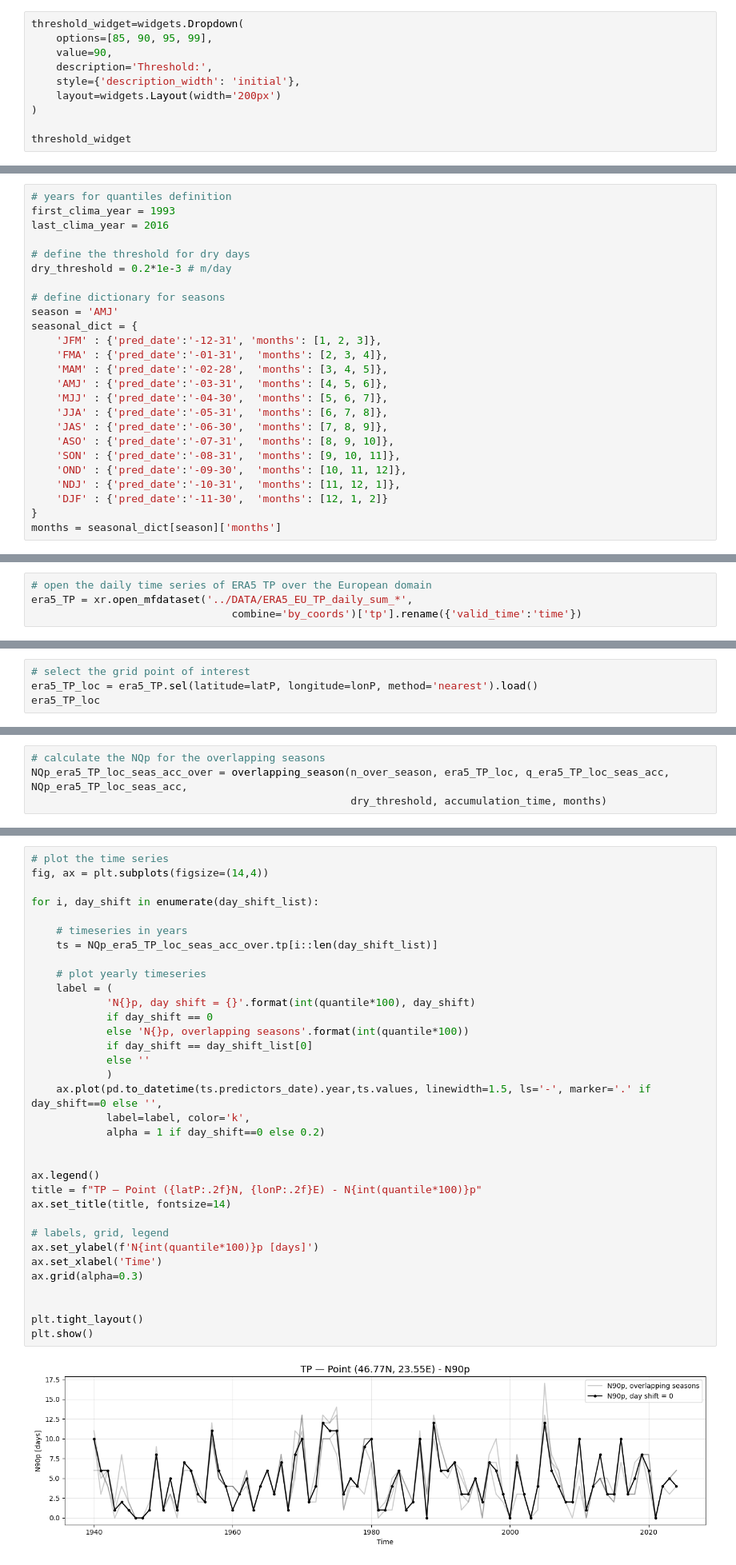
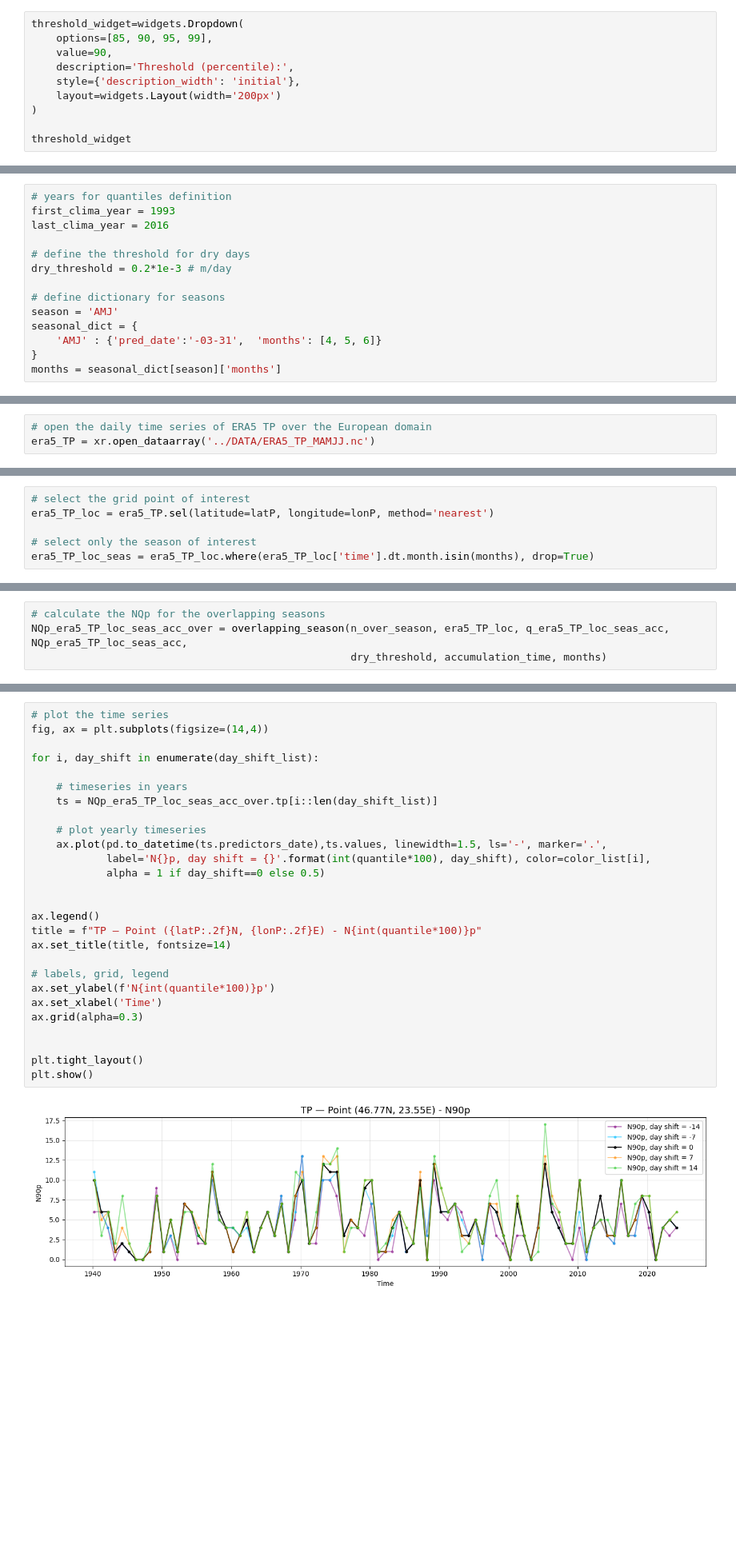
Before and after one commit to eugeniofella/SCEWERO-EPE, a Jupyter notebook: DDEPE-SF_Training/1_EPE-detect.ipynb, the cells around one changed output, grey strips where cells are left out. Shown at 80% size. Drawn from its saved outputs; the diff is of its cells as text; blank space fills up the shorter version.

```diff
--- a/DDEPE-SF_Training/1_EPE-detect.ipynb
+++ b/DDEPE-SF_Training/1_EPE-detect.ipynb
@@ -26,7 +49,7 @@ Define the quantile threshold for identifying extreme or intense precipitation e
 threshold_widget=widgets.Dropdown(
     options=[85, 90, 95, 99],
     value=90,
-    description='Threshold:',
+    description='Threshold (percentile):',
     style={'description_width': 'initial'},
     layout=widgets.Layout(width='200px')
 )
@@ -71,18 +96,7 @@ dry_threshold = 0.2*1e-3 # m/day
 # define dictionary for seasons
 season = 'AMJ'
 seasonal_dict = {
-    'JFM' : {'pred_date':'-12-31', 'months': [1, 2, 3]},
-    'FMA' : {'pred_date':'-01-31',  'months': [2, 3, 4]},
-    'MAM' : {'pred_date':'-02-28',  'months': [3, 4, 5]},
-    'AMJ' : {'pred_date':'-03-31',  'months': [4, 5, 6]},
-    'MJJ' : {'pred_date':'-04-30',  'months': [5, 6, 7]},
-    'JJA' : {'pred_date':'-05-31',  'months': [6, 7, 8]},
-    'JAS' : {'pred_date':'-06-30',  'months': [7, 8, 9]},
-    'ASO' : {'pred_date':'-07-31',  'months': [8, 9, 10]},
-    'SON' : {'pred_date':'-08-31',  'months': [9, 10, 11]},
-    'OND' : {'pred_date':'-09-30',  'months': [10, 11, 12]},
-    'NDJ' : {'pred_date':'-10-31',  'months': [11, 12, 1]},
-    'DJF' : {'pred_date':'-11-30',  'months': [12, 1, 2]}
+    'AMJ' : {'pred_date':'-03-31',  'months': [4, 5, 6]}
 }
 months = seasonal_dict[season]['months']
 # %% [markdown]
@@ -138,7 +150,6 @@ Inspect the dataset to better understand its structure and characteristics.
 # %%
 # open the daily time series of ERA5 TP over the European domain
-era5_TP = xr.open_mfdataset('../DATA/ERA5_EU_TP_daily_sum_*',
-                                combine='by_coords')['tp'].rename({'valid_time':'time'})
+era5_TP = xr.open_dataarray('../DATA/ERA5_TP_MAMJJ.nc')
 # %%
 era5_TP
 # %% [output]
@@ -170,4 +175,6 @@ GRIB_surface :
 # %%
 # select the grid point of interest
-era5_TP_loc = era5_TP.sel(latitude=latP, longitude=lonP, method='nearest').load()
-era5_TP_loc
+era5_TP_loc = era5_TP.sel(latitude=latP, longitude=lonP, method='nearest')
+
+# select only the season of interest
+era5_TP_loc_seas = era5_TP_loc.where(era5_TP_loc['time'].dt.month.isin(months), drop=True)
@@ -397,39 +452,32 @@ plt.show()
 # %%
 # plot the time series
 fig, ax = plt.subplots(figsize=(14,4))
 
 for i, day_shift in enumerate(day_shift_list):
 
     # timeseries in years
     ts = NQp_era5_TP_loc_seas_acc_over.tp[i::len(day_shift_list)]
 
     # plot yearly timeseries
-    label = (
-            'N{}p, day shift = {}'.format(int(quantile*100), day_shift)
-            if day_shift == 0
-            else 'N{}p, overlapping seasons'.format(int(quantile*100))
-            if day_shift == day_shift_list[0]
-            else ''
-            )
-    ax.plot(pd.to_datetime(ts.predictors_date).year,ts.values, linewidth=1.5, ls='-', marker='.' if day_shift==0 else '',
-            label=label, color='k',
-            alpha = 1 if day_shift==0 else 0.2)
+    ax.plot(pd.to_datetime(ts.predictors_date),ts.values, linewidth=1.5, ls='-', marker='.',
+            label='N{}p, day shift = {}'.format(int(quantile*100), day_shift), color=color_list[i],
+            alpha = 1 if day_shift==0 else 0.5)
 
 
 ax.legend()
 title = f"TP — Point ({latP:.2f}N, {lonP:.2f}E) - N{int(quantile*100)}p"
 ax.set_title(title, fontsize=14)
 
 # labels, grid, legend
-ax.set_ylabel(f'N{int(quantile*100)}p [days]')
+ax.set_ylabel(f'N{int(quantile*100)}p')
 ax.set_xlabel('Time')
 ax.grid(alpha=0.3)
 
 
 plt.tight_layout()
 plt.show()
 # %% [output]
-[figure, old version]
+[figure, new version]
 # %% [markdown]
 # Step-6 - Save data
 
```
Also changed, not shown: parts of 33 cells of this notebook, 7 other files.
